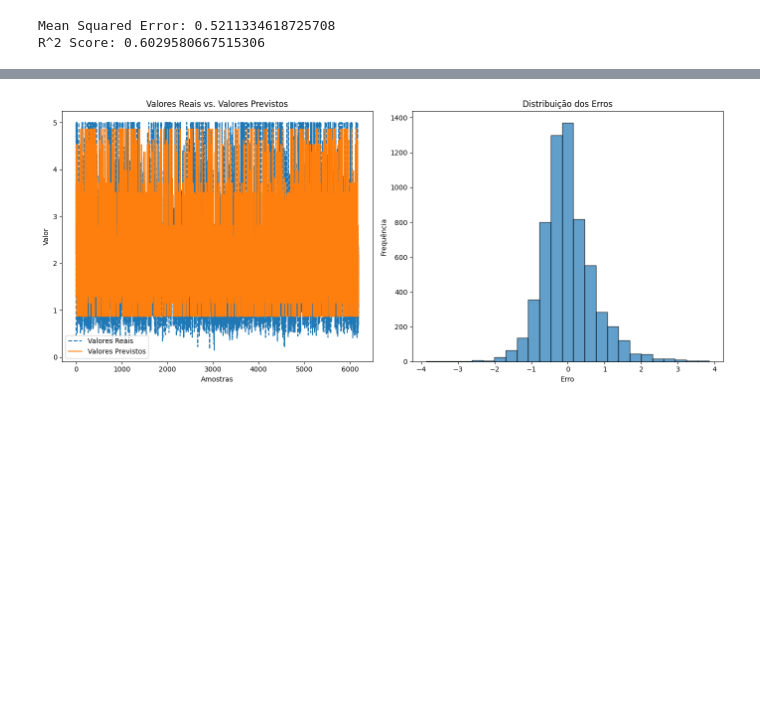
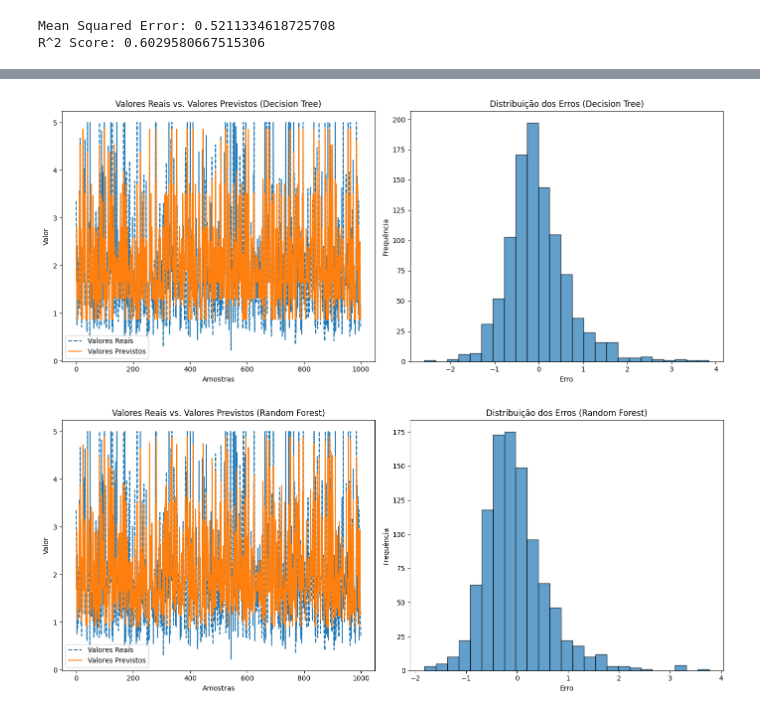
Before and after one commit to Gabriel-Paes/ml-regression, a Jupyter notebook: regressor.ipynb, the cells around one changed output, grey strips where cells are left out. Drawn from its saved outputs; the diff is of its cells as text; code cells hidden in the pictures; blank space fills up the shorter version.

```diff
--- a/regressor.ipynb
+++ b/regressor.ipynb
@@ -82,5 +105,5 @@ y_pred_subset = y_pred[indices]
 # %%
-def plot_results(y_test, y_pred):
+def plot_results_comparison(y_test, y_pred, model_name):
     plt.figure(figsize=(14, 6))
 
     # Gráfico de valores reais vs. previstos (Gráfico de Linhas)
@@ -89,7 +112,7 @@ def plot_results(y_test, y_pred):
     plt.plot(y_pred, label='Valores Previstos', linestyle='-')
     plt.xlabel('Amostras')
     plt.ylabel('Valor')
-    plt.title('Valores Reais vs. Valores Previstos')
+    plt.title(f'Valores Reais vs. Valores Previstos ({model_name})')
     plt.legend()
 
     # Gráfico de erros
@@ -98,15 +121,17 @@ def plot_results(y_test, y_pred):
     plt.hist(errors, bins=25, edgecolor='k', alpha=0.7)
     plt.xlabel('Erro')
     plt.ylabel('Frequência')
-    plt.title('Distribuição dos Erros')
+    plt.title(f'Distribuição dos Erros ({model_name})')
 
     plt.tight_layout()
     plt.show()
-
-# Plotando os resultados
-plot_results(y_test, y_pred)
-# %% [output]
-[figure, removed]
+# %%
+# Plotando os resultados
+plot_results_comparison(y_test_subset, y_pred_dt_subset, 'Decision Tree')
+plot_results_comparison(y_test_subset, y_pred_rf_subset, 'Random Forest')
+# %% [output]
+[figure, added]
+[figure, added]
 # %%
 # Evolução do erro durante o treinamento
 depths = range(1, 21)
```
Also changed, not shown: parts of 15 cells of this notebook.
